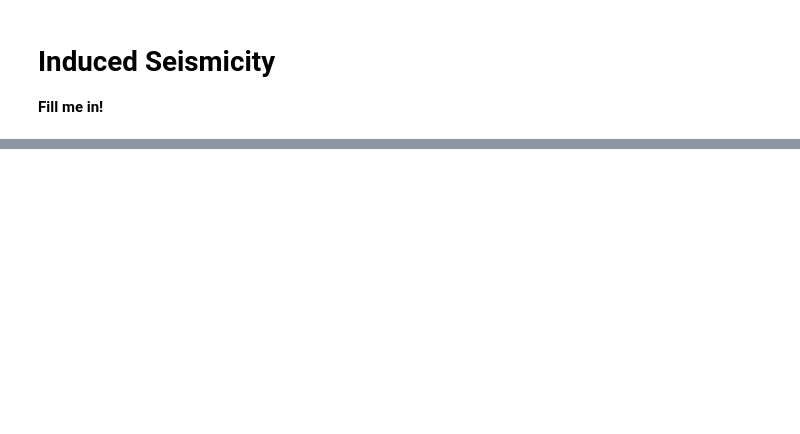
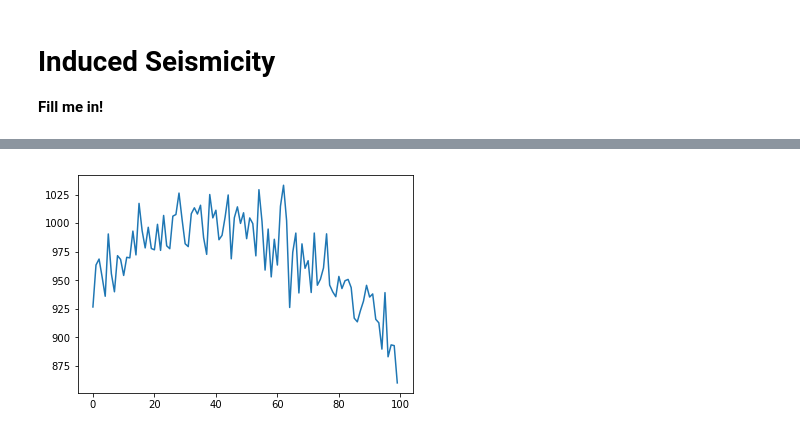
Before and after one commit to michaeljets/induced_seismicity, a Jupyter notebook: code/main.ipynb, the cells around one changed output, grey strips where cells are left out. Saved outputs shown, nothing was run; the diff lists cells and outputs as text; code cells hidden in the pictures; blank space fills up the shorter version.

```diff
--- a/code/main.ipynb
+++ b/code/main.ipynb
@@ -4,0 +110,20 @@
+# %%
+t=np.arange(100)
+
+e1 = np.random.randn(100)
+
+water1 = 1000-0.03*(t-40)**2+20*e1
+
+plt.plot(water1)
+plt.show()
+
+def get_eq(water):
+    eq = np.array([np.random.poisson(np.exp(np.random.randn(1))*(0.0001+0.0005*water[i]))
+                   for i in range(len(water))])
+#     plt.plot(eq)
+#     plt.show()
+    return eq
+
+eq1=get_eq(water1)
+# %% [output]
+[figure, added]
```
Also changed, not shown: parts of 10 cells of this notebook, 1 other file.
